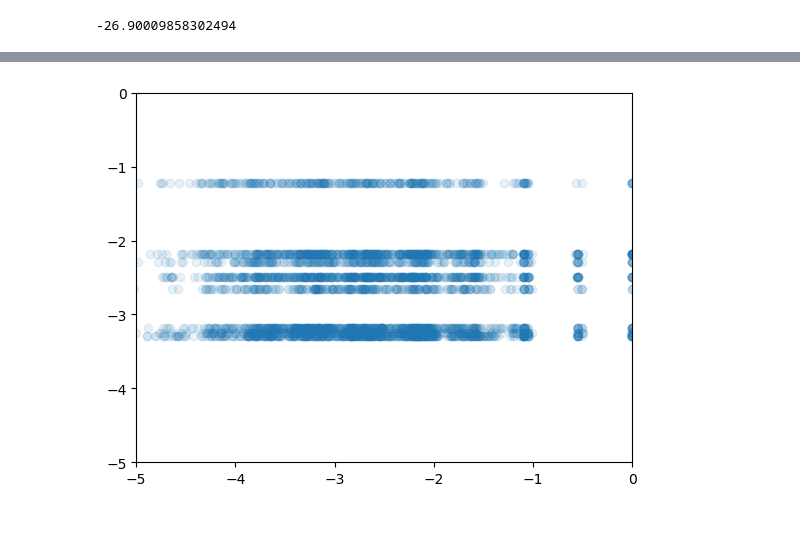
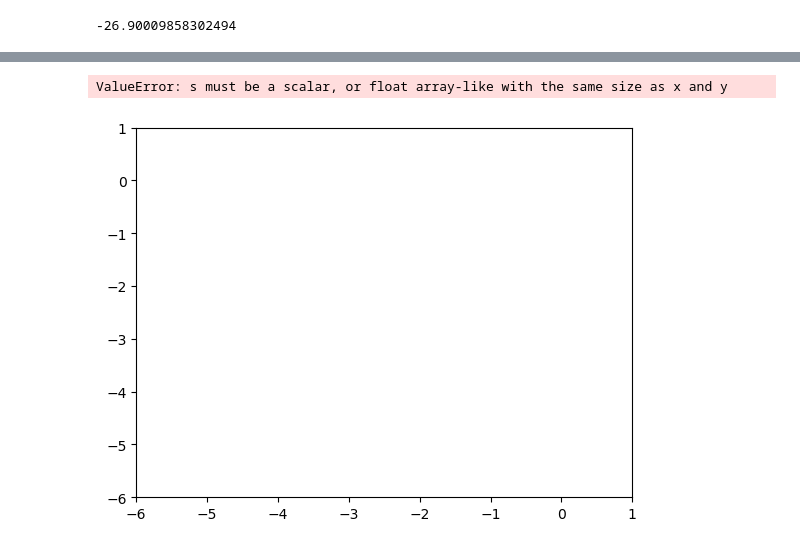
Before and after one commit to karsten3112/Computational-Physics, a Jupyter notebook: Week7/exercise 39/exercise39.ipynb, the cells around one changed output, grey strips where cells are left out. Drawn from its saved outputs; the diff is of its cells as text; code cells hidden in the pictures.

```diff
--- a/Week7/exercise 39/exercise39.ipynb
+++ b/Week7/exercise 39/exercise39.ipynb
@@ -142,0 +129,4 @@ array([[1., 0., 0., 0., 0., 0., 0., 0., 0., 0.],
+# %%
+labelsShaped = np.array([atom_col.label for atom_col in relaxed_cols])
+Epots = np.array([atom_col.get_potential_energy() for atom_col in relaxed_cols])
+positions_in_file = np.array([atom_col.positions for atom_col in relaxed_cols])
@@ -170,11 +223,15 @@ for atom_col in relaxed_cols:
 # %%
 fig, ax = plt.subplots()
-ax.set_xlim([-5,0])
-ax.set_ylim([-5,0])
-for real_local, fitted_local, col in zip(real_local_energies, fitted_local_energies, cols):
-    ax.plot(real_local, fitted_local, 'o', c="C0", alpha=0.1)
+ax.set_xlim([-6,1])
+ax.set_ylim([-6,1])
+
+ax.scatter(np.array(real_local_energies).flatten(), np.array(fitted_local_energies).flatten(), 'o', c=np.array(cols).flatten(), alpha=0.1)
+
+#for real_local, fitted_local, col in zip(real_local_energies, fitted_local_energies, cols):
+#    ax.plot(real_local, fitted_local, 'o', c="C0", alpha=0.1)
 # %% [output]
+ValueError: s must be a scalar, or float array-like with the same size as x and y
-[figure, old version]
+[figure, new version]
 # %%
 fitted_local_energies
 # %% [output]
```
Also changed, not shown: parts of 4 cells of this notebook, 7 other files.
